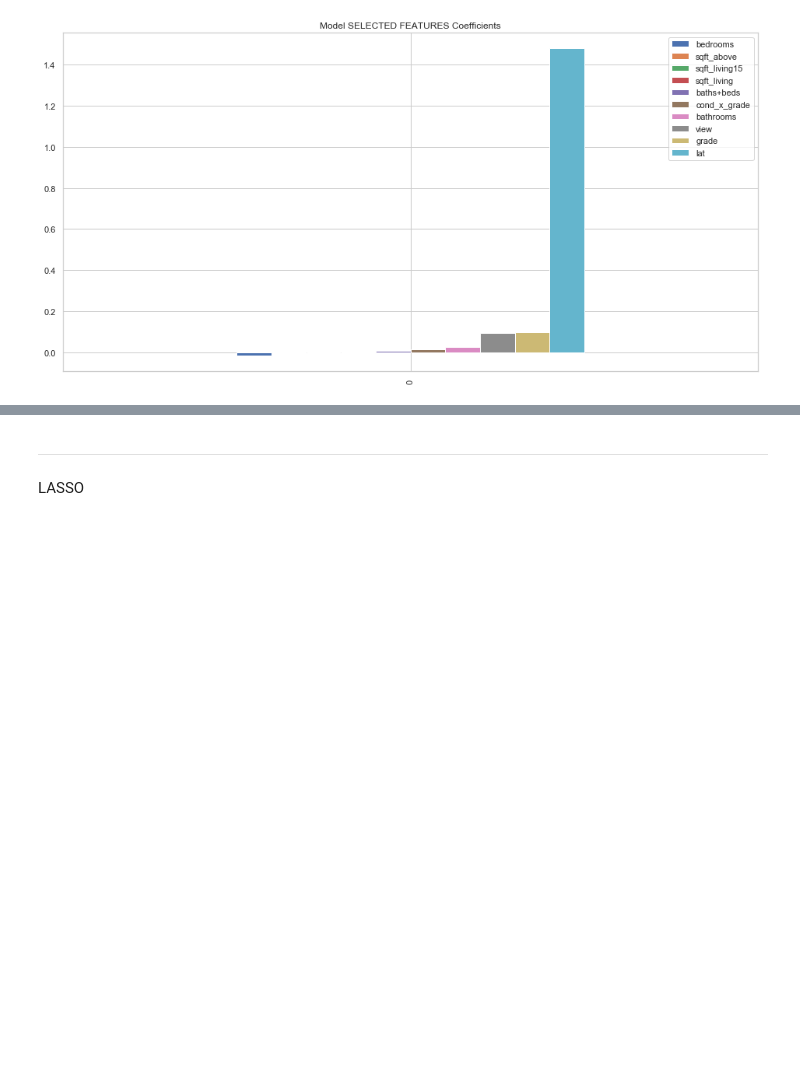
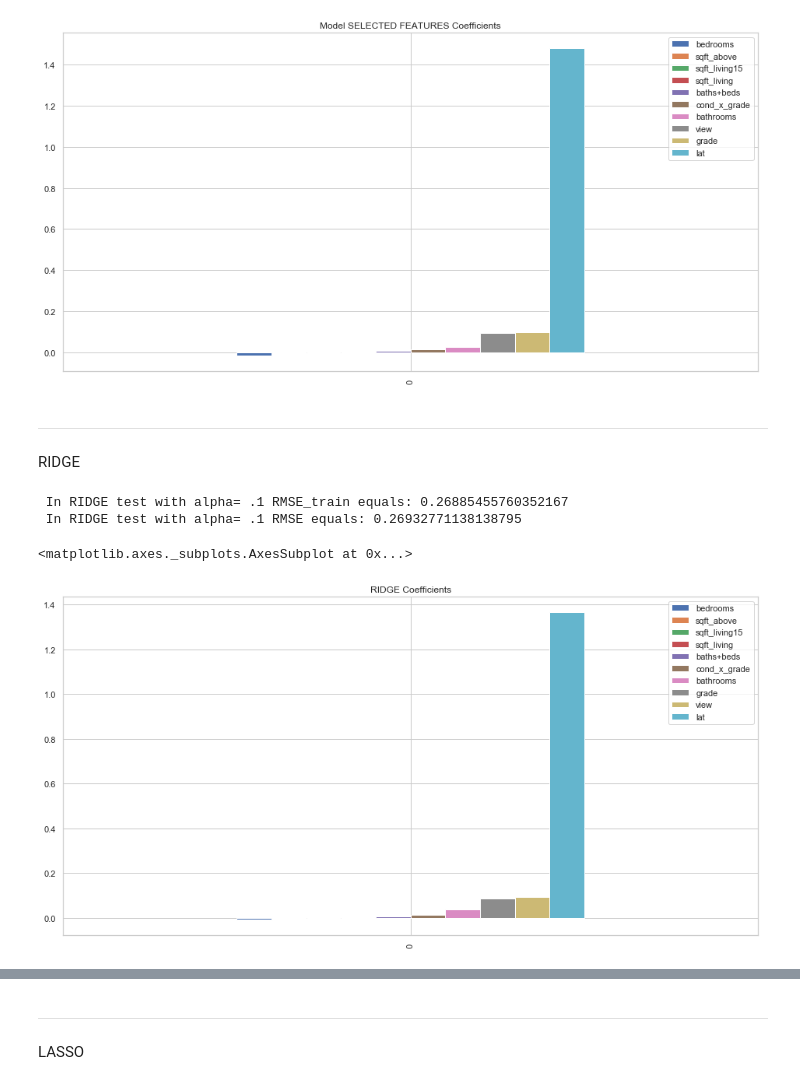
Before and after one commit to kiryl-p/mod4_mini_proj, a Jupyter notebook: mod4_miniproj.ipynb, the cells around one changed output, grey strips where cells are left out. Saved outputs shown, nothing was run; the diff lists cells and outputs as text; code cells hidden in the pictures; blank space fills up the shorter version.

```diff
--- a/mod4_miniproj.ipynb
+++ b/mod4_miniproj.ipynb
@@ -358,3 +370,6 @@ model_coef.plot(kind='bar', title='Model SELECTED FEATURES Coefficients', legend
 [figure]
 # %%
 #model_coef.T
+# %% [markdown]
+***
+RIDGE
@@ -360,0 +378,25 @@ model_coef.plot(kind='bar', title='Model SELECTED FEATURES Coefficients', legend
+# %%
+# instantiate a model
+ridgeReg01 = Ridge(alpha=0.1, normalize=True)
+
+# train the model
+ridgeReg01.fit(X_train, y_train)
+
+y_train_pred_R01= ridgeReg01.predict(X_train)
+RMSE_train_R01= np.sqrt(metrics.mean_squared_error(y_train, y_train_pred_R01))
+
+y_pred_R01 = ridgeReg01.predict(X_test)
+RMSE_R01 =np.sqrt(metrics.mean_squared_error(y_test, y_pred_R01))
+print(f' In RIDGE test with alpha= .1 RMSE_train equals: {RMSE_train_R01}')
+print(f' In RIDGE test with alpha= .1 RMSE equals: {RMSE_R01}')
+# %% [output]
+ In RIDGE test with alpha= .1 RMSE_train equals: 0.26885455760352167
+ In RIDGE test with alpha= .1 RMSE equals: 0.26932771138138795
+# %%
+ridge_coef_01 = pd.DataFrame(data=ridgeReg01.coef_).T
+ridge_coef_01.columns = X_test.columns
+ridge_coef_01 = ridge_coef_01.T.sort_values(by=0).T
+ridge_coef_01.plot(kind='bar', title='RIDGE Coefficients', legend=True, figsize=(16,8))
+# %% [output]
+<matplotlib.axes._subplots.AxesSubplot at 0x...>
+[figure, added]
```
Also changed, not shown: parts of 13 cells of this notebook.
